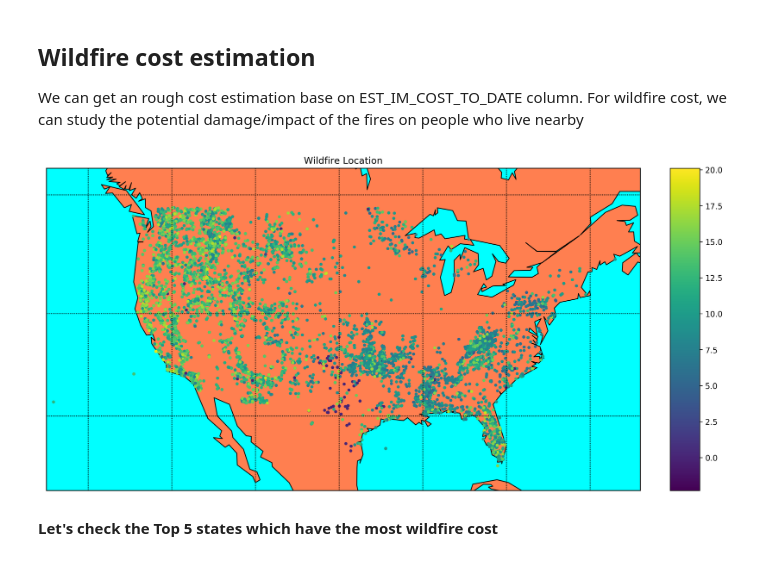
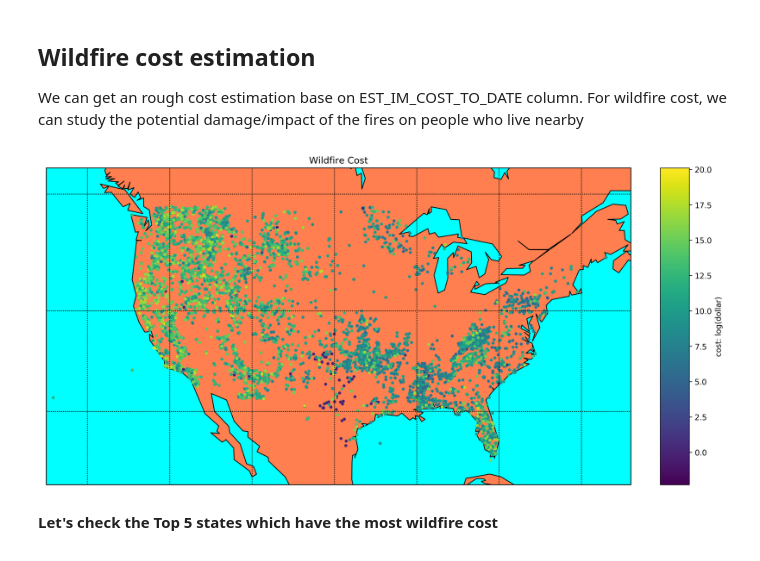
Before and after one commit to paperhe/WildFire, a Jupyter notebook: wildfire.ipynb, the cells around one changed output. Cells and saved outputs as stored; diff of their text form; code cells hidden in the pictures.

```diff
--- a/wildfire.ipynb
+++ b/wildfire.ipynb
@@ -88,27 +88,27 @@ We can get an rough cost estimation base on EST_IM_COST_TO_DATE column. For wild
 # %%
 def draw_wildfire_cost():
     plt.figure(figsize=(15,10),dpi=300)
     m = Basemap(llcrnrlon=-135,llcrnrlat=22,urcrnrlon=-64,urcrnrlat=52,projection='merc',lat_1=33,lat_2=45,lon_0=-95)
 
     m.drawcoastlines()
     m.fillcontinents(color='coral',lake_color='aqua')
     m.drawparallels(np.arange(-90., 91., 10.))
     m.drawmeridians(np.arange(-180., 181., 10.))
     m.drawmapboundary(fill_color='aqua')
 
     fire_cost_df = fire_data_df[fire_data_df['EST_IM_COST_TO_DATE'] > 0]
     x , y = m(np.array(fire_cost_df['POO_LONGITUDE']), np.array(fire_cost_df['POO_LATITUDE']))
 
     colors = np.array(np.log(fire_cost_df['EST_IM_COST_TO_DATE']))
     col = m.scatter(x, y, c=colors, marker='o', lw=0, zorder=2, s=15)
-    colbar = m.colorbar(col, location='right', pad="5%")
+    colbar = m.colorbar(col, location='right', pad="5%", label="cost: log(dollar)")
 
-    plt.title('Wildfire Location')
+    plt.title('Wildfire Cost')
     plt.show()
 
 draw_wildfire_cost()
 # %% [output]
-[figure, old version]
+[figure, new version]
 # %% [markdown]
 **Let's check the Top 5 states which have the most wildfire cost**
 # %%
```
